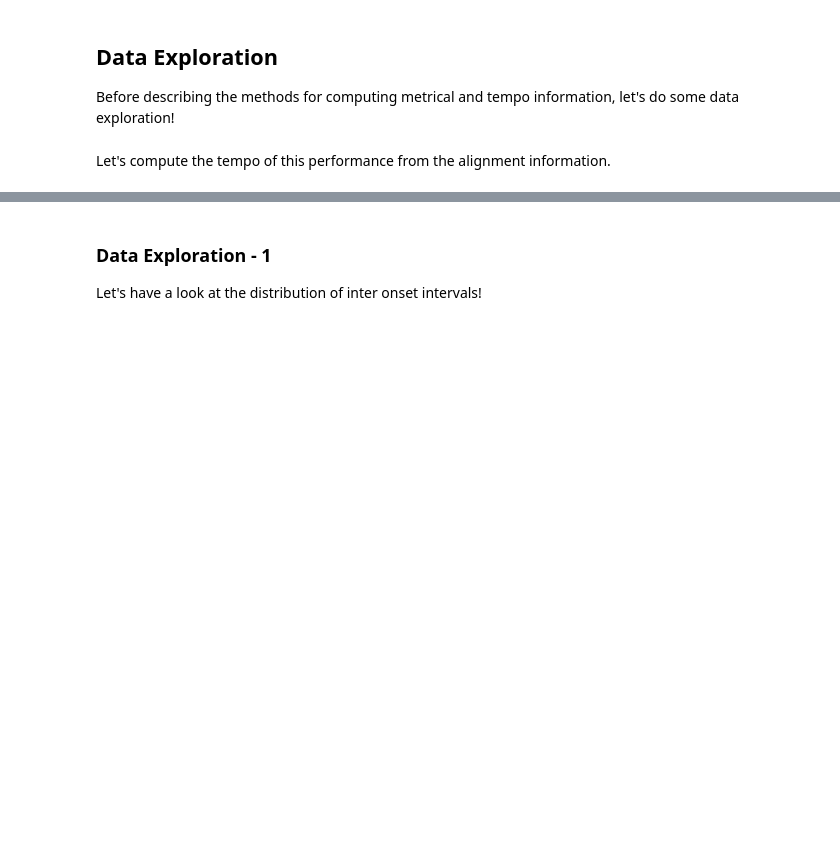
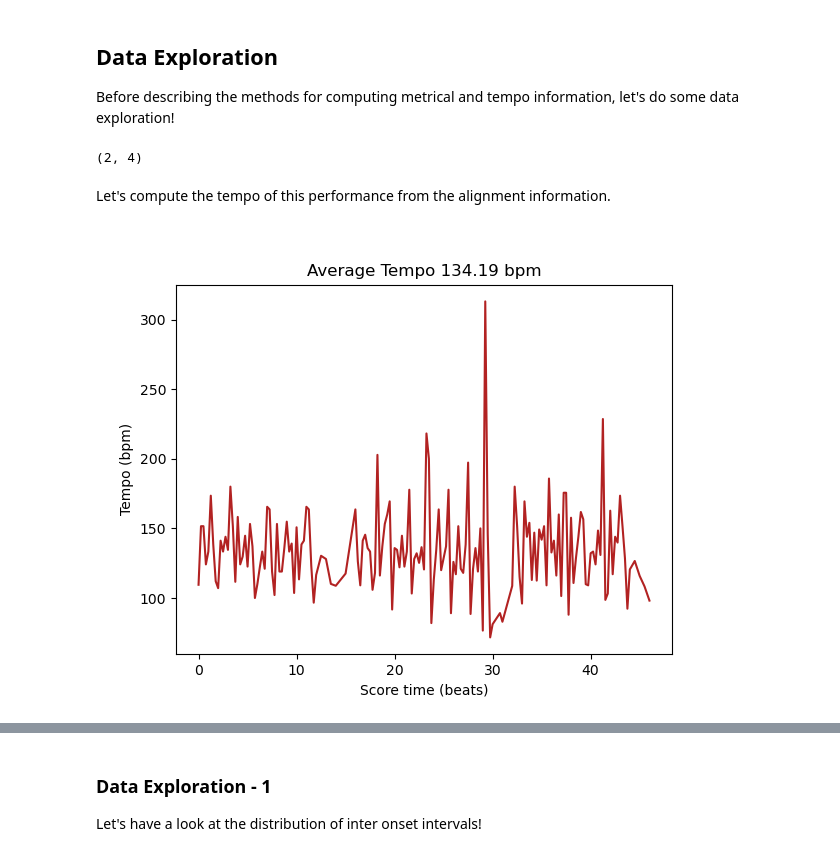
Before and after one commit to MusicalInformatics/miws23, a Jupyter notebook: key_meter/meter_estimation.ipynb, the cells around one changed output, grey strips where cells are left out. Cells and saved outputs as stored; diff of their text form; code cells hidden in the pictures; blank space fills up the shorter version.

```diff
--- a/key_meter/meter_estimation.ipynb
+++ b/key_meter/meter_estimation.ipynb
@@ -63,34 +63,38 @@ note_array_score = score.note_array(include_time_signature=True)
 
 # We assume that there is just a single time signature throughout the piece
 time_signature = note_array_score[["ts_beats", "ts_beat_type"]][0]
-
+target_meter = time_signature["ts_beats"]
 print(time_signature)
+# %% [output]
+(2, 4)
 # %% [markdown]
 Let's compute the tempo of this performance from the alignment information.
 # %%
 (
     ptime_to_stime_map,
     stime_to_ptime_map,
 ) = pt.musicanalysis.performance_codec.get_time_maps_from_alignment(
     ppart_or_note_array=note_array,
     spart_or_note_array=note_array_score,
     alignment=alignment,
 )
 
 # unique score onsets
 s_onsets = np.unique(note_array_score["onset_beat"])
 # aggregated performed onsets
 p_onsets = stime_to_ptime_map(s_onsets)
 
 tempo_curve = 60 * np.diff(s_onsets) / np.diff(p_onsets)
-
+target_tempo = tempo_curve.mean()
 fig, ax = plt.subplots()
 ax.plot(s_onsets[:-1], tempo_curve, color="firebrick")
 ax.set_xlabel("Score time (beats)")
 ax.set_ylabel("Tempo (bpm)")
 ax.set_title(f"Average Tempo {tempo_curve.mean():.2f} bpm")
 
 plt.show()
+# %% [output]
+[figure, added]
 # %%
 time_div = 16
 # Piano roll
```
Also changed, not shown: parts of 12 cells of this notebook, 1 other file.
